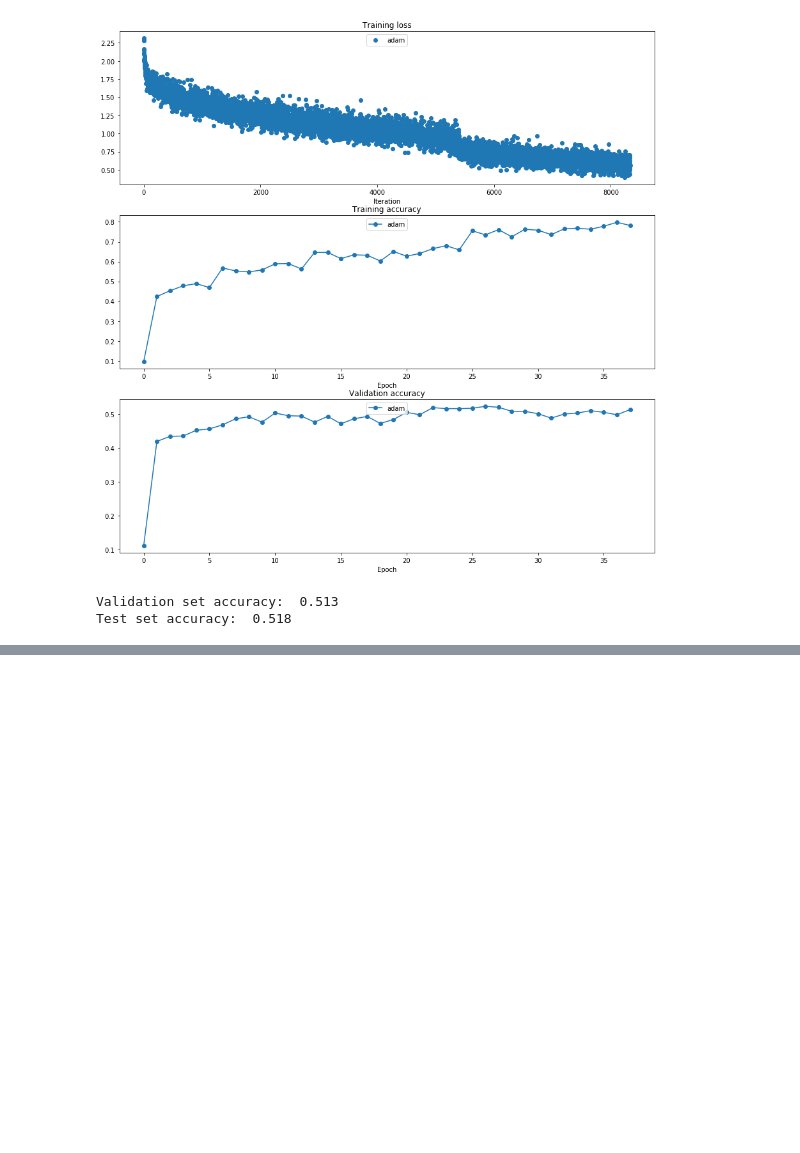
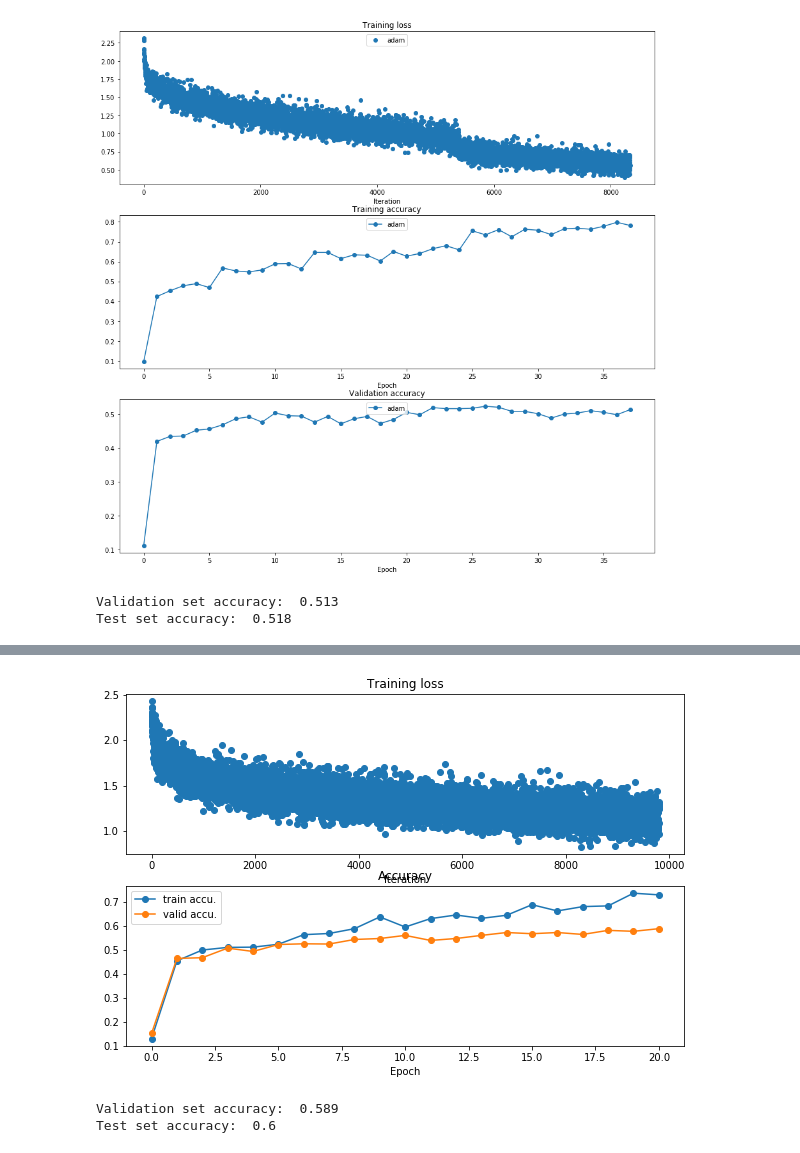
Before and after one commit to jvenepal/cs231n-spring2020, a Jupyter notebook: assignment2/FullyConnectedNets.ipynb, the cells around one changed output, grey strips where cells are left out. Saved outputs shown, nothing was run; the diff lists cells and outputs as text; code cells hidden in the pictures; blank space fills up the shorter version.

```diff
--- a/assignment2/FullyConnectedNets.ipynb
+++ b/assignment2/FullyConnectedNets.ipynb
@@ -1136,0 +1144,10 @@ Test set accuracy:  0.518
+# %%
+# enabling dropout & batchnorm
+hidden_dims = [700] * 3
+model = FullyConnectedNet(hidden_dims, input_dim=3*32*32, num_classes=10,
+                          normalization='batchnorm', dropout=0.5, dtype=np.float64,
+                          reg=5e-7)
+solver = Solver(model, data, update_rule='adam', batch_size=100,
+                num_epochs=20, optim_config= {'learning_rate':5e-3},
+                print_every=500, verbose=True, lr_decay=0.95)
+%time solver.train()
@@ -1136,0 +1172,26 @@ Test set accuracy:  0.518
+# %%
+# plots
+plt.figure(figsize=(10, 10))
+plt.subplot(3, 1, 1)
+plt.title('Training loss')
+plt.xlabel('Iteration')
+plt.plot(solver.loss_history, 'o', label='train loss')
+
+plt.subplot(3, 1, 2)
+plt.title('Accuracy')
+plt.xlabel('Epoch')
+plt.plot(solver.train_acc_history, '-o', label='train accu.')
+plt.plot(solver.val_acc_history, '-o', label='valid accu.')
+plt.legend()
+plt.show()
+# %% [output]
+[figure, added]
+# %%
+best_model = model
+y_test_pred = np.argmax(best_model.loss(data['X_test']), axis=1)
+y_val_pred = np.argmax(best_model.loss(data['X_val']), axis=1)
+print('Validation set accuracy: ', (y_val_pred == data['y_val']).mean())
+print('Test set accuracy: ', (y_test_pred == data['y_test']).mean())
+# %% [output]
+Validation set accuracy:  0.589
+Test set accuracy:  0.6
```
Also changed, not shown: parts of 2 cells of this notebook, 3 other files.
